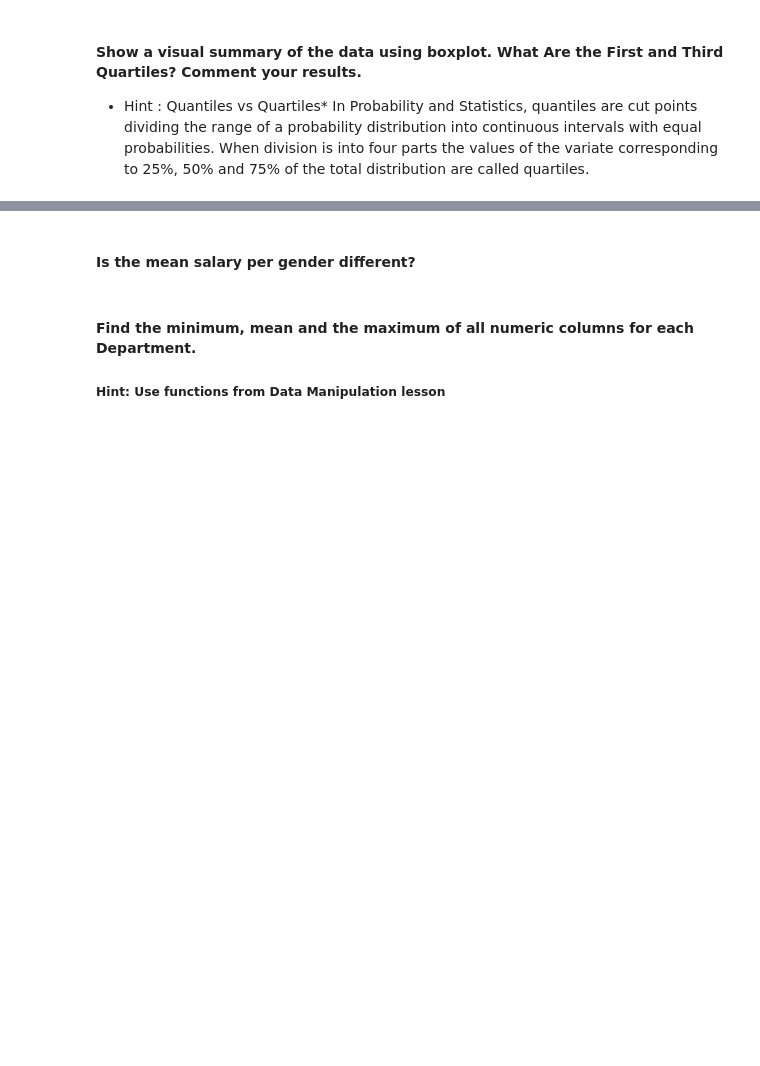
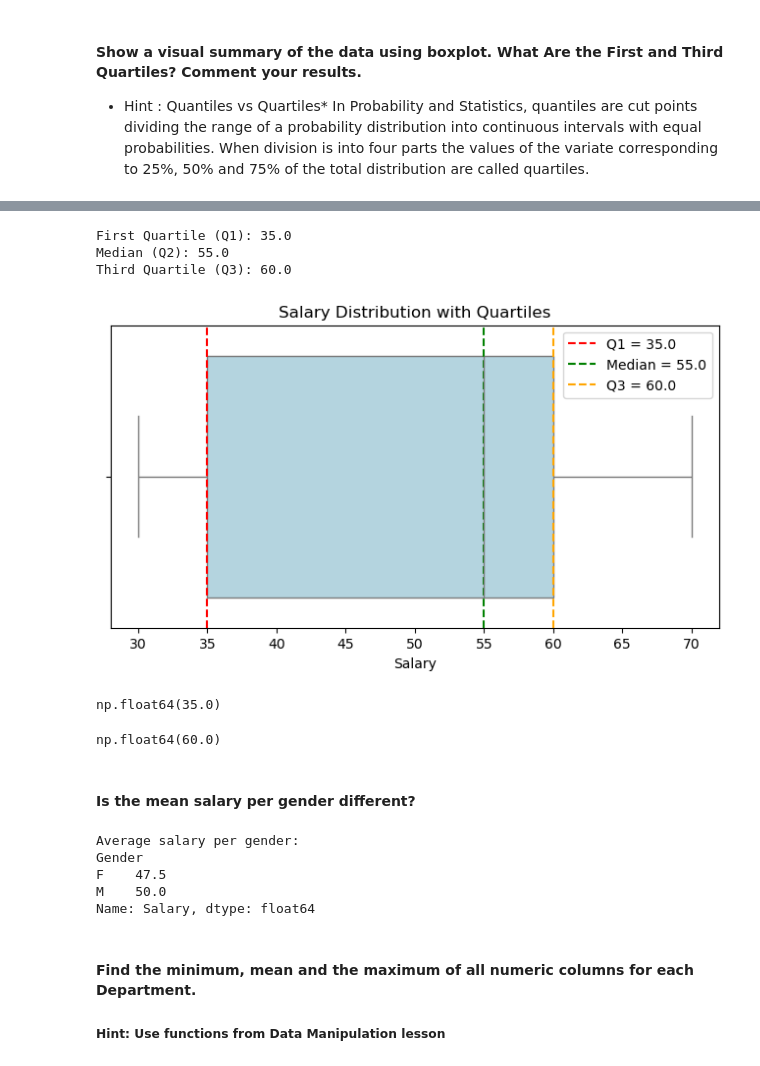
Before and after one commit to VitorAlmeida87/lab-descriptive-stats-en, a Jupyter notebook: your-code/main.ipynb, the cells around one changed output, grey strips where cells are left out. Cells and saved outputs as stored; diff of their text form; code cells hidden in the pictures; blank space fills up the shorter version.

```diff
--- a/your-code/main.ipynb
+++ b/your-code/main.ipynb
@@ -255,2 +315,41 @@ In Probability and Statistics, quantiles are cut points dividing the range of a
+# %%
+q1 = employee["Salary"].quantile(0.25)
+median = employee["Salary"].median()
+q3 = employee["Salary"].quantile(0.75)
+
+# Print quartile values
+print("First Quartile (Q1):", q1)
+print("Median (Q2):", median)
+print("Third Quartile (Q3):", q3)
+
+# Create the boxplot
+plt.figure(figsize=(8,4))
+sns.boxplot(x=employee["Salary"], color="lightblue")
+
+# Add vertical lines and labels for Q1, median, and Q3
+plt.axvline(q1, color='red', linestyle='--', label=f'Q1 = {q1}')
+plt.axvline(median, color='green', linestyle='--', label=f'Median = {median}')
+plt.axvline(q3, color='orange', linestyle='--', label=f'Q3 = {q3}')
+
+# Add title and legend
+plt.title("Salary Distribution with Quartiles")
+plt.xlabel("Salary")
+plt.legend()
+plt.show()
+# %% [output]
+First Quartile (Q1): 35.0
+Median (Q2): 55.0
+Third Quartile (Q3): 60.0
+[figure, added]
+# %%
+q1 = employee["Salary"].quantile(0.25)
+q1
+# %% [output]
+np.float64(35.0)
+# %%
+q3 = employee["Salary"].quantile(0.75)
+q3
+# %% [output]
+np.float64(60.0)
 # %% [markdown]
 #### Is the mean salary per gender different?
@@ -259,3 +356,14 @@ In Probability and Statistics, quantiles are cut points dividing the range of a
+# %%
+avg_salary_by_gender = employee.groupby("Gender")["Salary"].mean()
+
+print("Average salary per gender:")
+print(avg_salary_by_gender)
+# %% [output]
+Average salary per gender:
+Gender
+F    47.5
+M    50.0
+Name: Salary, dtype: float64
 # %% [markdown]
 #### Find the minimum, mean and the maximum of all numeric columns for each Department.
 
```
Also changed, not shown: parts of 71 cells of this notebook.
